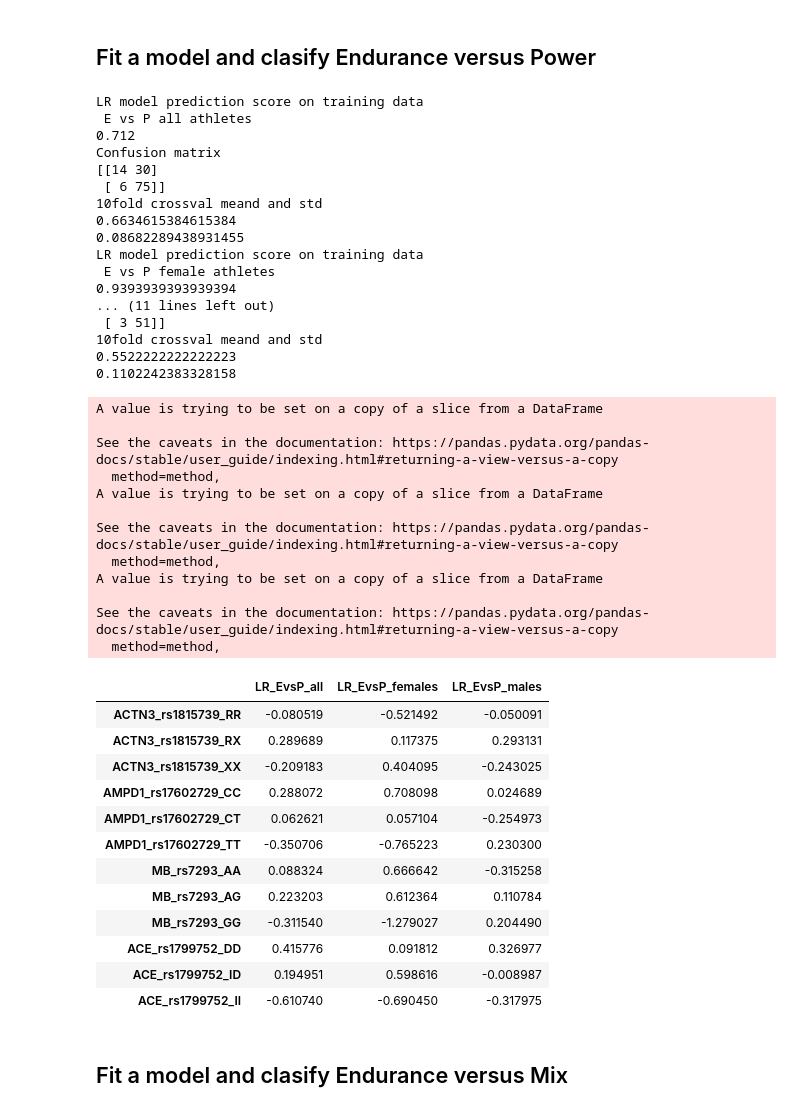
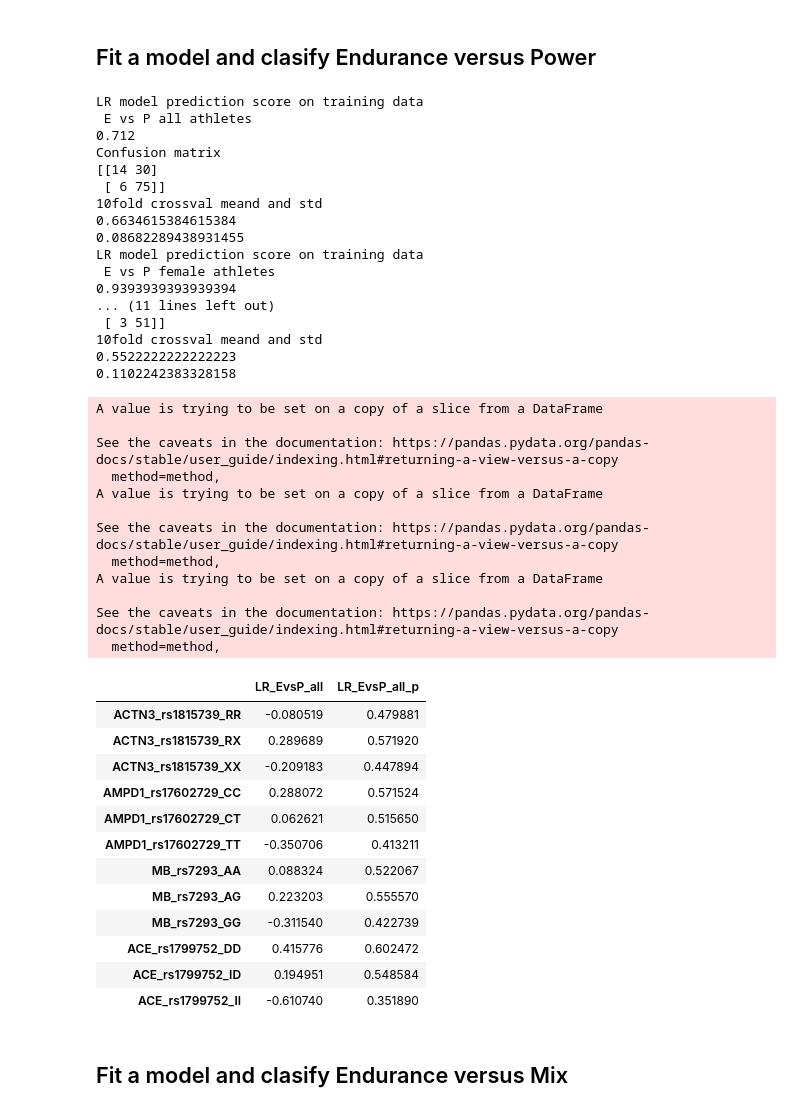
Before and after one commit to erinijapranckeviciene/ppolygenic, a Jupyter notebook: ppolygenic_working_draft.ipynb, the cells around one changed output. Drawn from its saved outputs; the diff is of its cells as text; code cells hidden in the pictures.

```diff
--- a/ppolygenic_working_draft.ipynb
+++ b/ppolygenic_working_draft.ipynb
@@ -562,6 +562,12 @@ def logreg_data(athletes,gender,noclass,class1,class2):
   target.replace([class2],-1,inplace=True)
   y_train=target.astype(int)
   return [X_train,y_train]
+
+##################################################################
+## Function od class probability
+##################################################################
+def classp(x):
+        return 1/(1+exp(-x))
 
 ##################################################################
 # Function to print p-values of Logistic Regression coeficcients
@@ -626,6 +632,9 @@ print(np.std(clfcv.scores_[1]) )
 
 # Save data
 dfdrez=pd.DataFrame(clf.coef_[0],columns=['LR_EvsP_all'], index=X_train.columns)
+classprobEP=pd.DataFrame(clf.coef_[0],columns=['LR_EvsP_all'], index=X_train.columns)
+# apply p=1/(1+exp(-b)) to each coefficient
+classprobEP['LR_EvsP_all_p']=classprobEP['LR_EvsP_all'].apply(classp)
 
 # Same fitting for female athletes
 T=logreg_data(athletes=lt_athletes_data,gender='F',noclass='mix',class1='endurance',class2='power')
@@ -669,49 +678,50 @@ print(np.std(clfcv.scores_[1]) )
 dfdrez['LR_EvsP_males']=clf.coef_[0]
 
 dfdrez
+classprobEP
 # %% [output]
 LR model prediction score on training data
  E vs P all athletes
 0.712
 Confusion matrix
 [[14 30]
  [ 6 75]]
 10fold crossval meand and std
 0.6634615384615384
 0.08682289438931455
 LR model prediction score on training data
  E vs P female athletes
 0.9393939393939394
 ... (11 lines left out)
  [ 3 51]]
 10fold crossval meand and std
 0.5522222222222223
 0.1102242383328158
 A value is trying to be set on a copy of a slice from a DataFrame
 
 See the caveats in the documentation: https://pandas.pydata.org/pandas-docs/stable/user_guide/indexing.html#returning-a-view-versus-a-copy
   method=method,
 A value is trying to be set on a copy of a slice from a DataFrame
 
 See the caveats in the documentation: https://pandas.pydata.org/pandas-docs/stable/user_guide/indexing.html#returning-a-view-versus-a-copy
   method=method,
 A value is trying to be set on a copy of a slice from a DataFrame
 
 See the caveats in the documentation: https://pandas.pydata.org/pandas-docs/stable/user_guide/indexing.html#returning-a-view-versus-a-copy
   method=method,
-|  | LR_EvsP_all | LR_EvsP_females | LR_EvsP_males |
-| ACTN3_rs1815739_RR | -0.080519 | -0.521492 | -0.050091 |
-| ACTN3_rs1815739_RX | 0.289689 | 0.117375 | 0.293131 |
-| ACTN3_rs1815739_XX | -0.209183 | 0.404095 | -0.243025 |
-| AMPD1_rs17602729_CC | 0.288072 | 0.708098 | 0.024689 |
-| AMPD1_rs17602729_CT | 0.062621 | 0.057104 | -0.254973 |
-| AMPD1_rs17602729_TT | -0.350706 | -0.765223 | 0.230300 |
-| MB_rs7293_AA | 0.088324 | 0.666642 | -0.315258 |
-| MB_rs7293_AG | 0.223203 | 0.612364 | 0.110784 |
-| MB_rs7293_GG | -0.311540 | -1.279027 | 0.204490 |
-| ACE_rs1799752_DD | 0.415776 | 0.091812 | 0.326977 |
-| ACE_rs1799752_ID | 0.194951 | 0.598616 | -0.008987 |
-| ACE_rs1799752_II | -0.610740 | -0.690450 | -0.317975 |
+|  | LR_EvsP_all | LR_EvsP_all_p |
+| ACTN3_rs1815739_RR | -0.080519 | 0.479881 |
+| ACTN3_rs1815739_RX | 0.289689 | 0.571920 |
+| ACTN3_rs1815739_XX | -0.209183 | 0.447894 |
+| AMPD1_rs17602729_CC | 0.288072 | 0.571524 |
+| AMPD1_rs17602729_CT | 0.062621 | 0.515650 |
+| AMPD1_rs17602729_TT | -0.350706 | 0.413211 |
+| MB_rs7293_AA | 0.088324 | 0.522067 |
+| MB_rs7293_AG | 0.223203 | 0.555570 |
+| MB_rs7293_GG | -0.311540 | 0.422739 |
+| ACE_rs1799752_DD | 0.415776 | 0.602472 |
+| ACE_rs1799752_ID | 0.194951 | 0.548584 |
+| ACE_rs1799752_II | -0.610740 | 0.351890 |
 # %% [markdown]
 ## Fit a model and clasify Endurance versus Mix
 # %%
```
Also changed, not shown: parts of 10 cells of this notebook.
